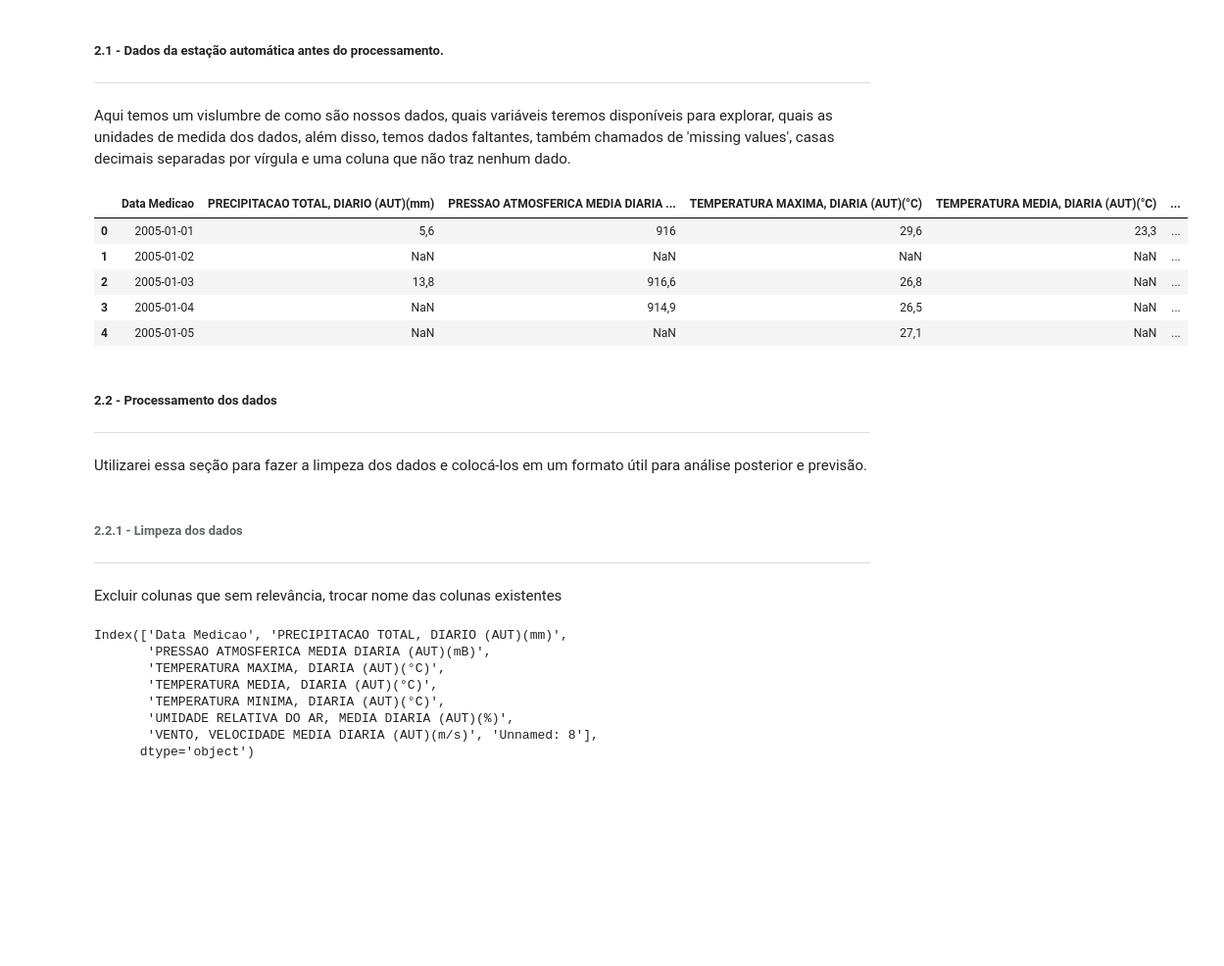
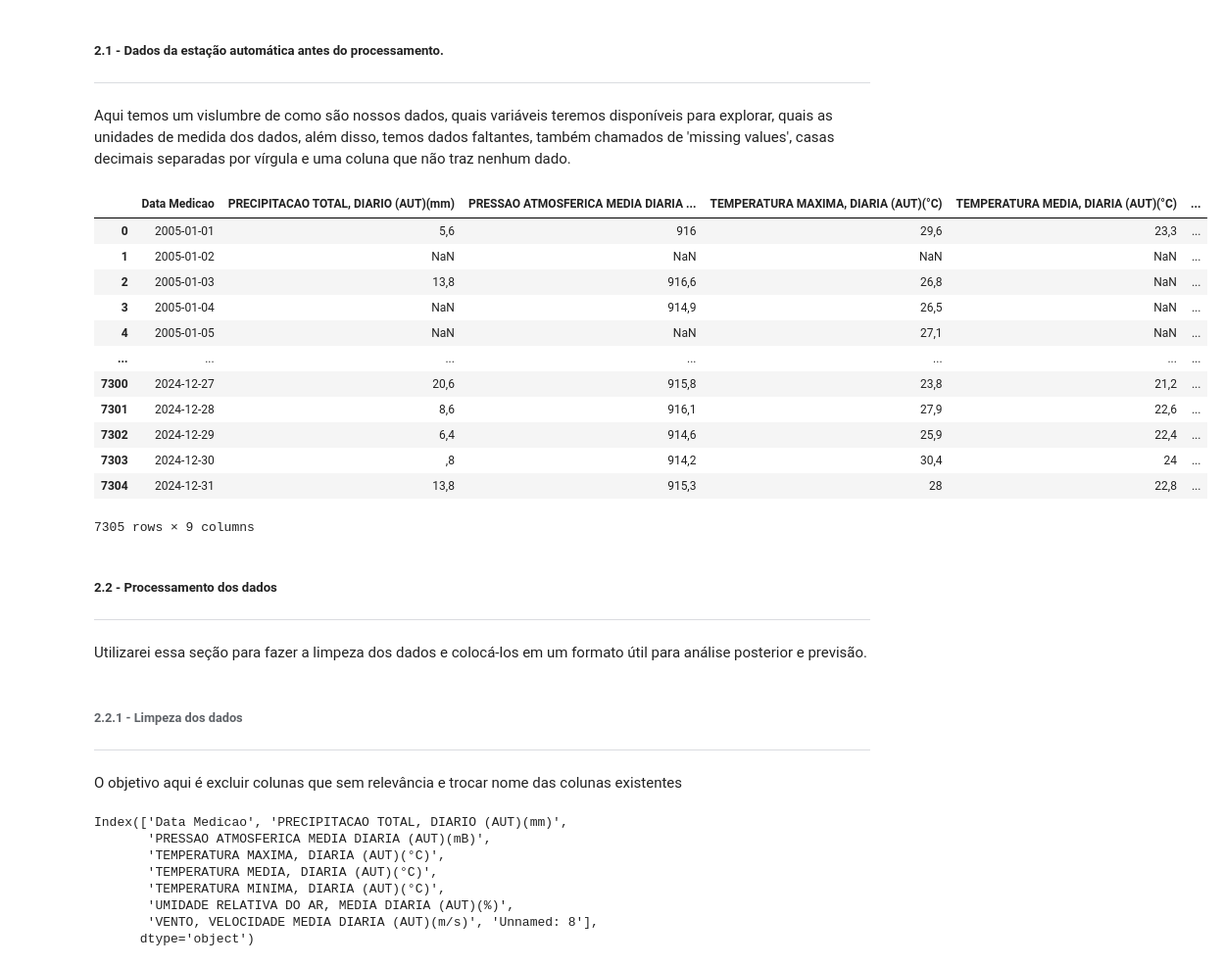
Before and after one commit to paula-belr/series-temporais-temperatura, a Jupyter notebook: atividade_extensionista_II.ipynb, the cells around one changed output. Shown at 98% size. Saved outputs shown, nothing was run; the diff lists cells and outputs as text; code cells hidden in the pictures; blank space fills up the shorter version.

```diff
--- a/atividade_extensionista_II.ipynb
+++ b/atividade_extensionista_II.ipynb
@@ -65,17 +68,25 @@ O intervalo dos dados para esta estação é:
 Aqui temos um vislumbre de como são nossos dados, quais variáveis teremos disponíveis para explorar, quais as unidades de medida dos dados, além disso, temos dados faltantes, também chamados de 'missing values', casas decimais separadas por vírgula e uma coluna que não traz nenhum dado.
 # %%
 # Carregamento dos dados
-df_auto = pd.read_csv('/content/drive/MyDrive/ColabNotebooks/dados-atividade-extensionista/estacoes-auto-uberlandia-a507-01-01-2005-31-12-2024/dados_A507_D_2005-01-01_2024-12-31.csv',
-                      sep = ';')
+df_auto = pd.read_csv('/content/drive/MyDrive/ColabNotebooks/dados-atividade-extensionista/estacoes-auto-uberlandia-a507-01-01-2005-31-12-2024/dados_A507_D_2005-01-01_2024-12-31 (1).csv',
+                      sep = ';',
+                      skiprows = 10)
 
-df_auto.head()
+df_auto
 # %% [output]
 |  | Data Medicao | PRECIPITACAO TOTAL, DIARIO (AUT)(mm) | PRESSAO ATMOSFERICA MEDIA DIARIA ... | TEMPERATURA MAXIMA, DIARIA (AUT)(°C) | TEMPERATURA MEDIA, DIARIA (AUT)(°C) | ... |
 | 0 | 2005-01-01 | 5,6 | 916 | 29,6 | 23,3 | ... |
 | 1 | 2005-01-02 | NaN | NaN | NaN | NaN | ... |
 | 2 | 2005-01-03 | 13,8 | 916,6 | 26,8 | NaN | ... |
 | 3 | 2005-01-04 | NaN | 914,9 | 26,5 | NaN | ... |
 | 4 | 2005-01-05 | NaN | NaN | 27,1 | NaN | ... |
+| ... | ... | ... | ... | ... | ... | ... |
+| 7300 | 2024-12-27 | 20,6 | 915,8 | 23,8 | 21,2 | ... |
+| 7301 | 2024-12-28 | 8,6 | 916,1 | 27,9 | 22,6 | ... |
+| 7302 | 2024-12-29 | 6,4 | 914,6 | 25,9 | 22,4 | ... |
+| 7303 | 2024-12-30 | ,8 | 914,2 | 30,4 | 24 | ... |
+| 7304 | 2024-12-31 | 13,8 | 915,3 | 28 | 22,8 | ... |
+7305 rows × 9 columns
 # %% [markdown]
 ##### 2.2 - Processamento dos dados
 
@@ -92,9 +103,7 @@ Utilizarei essa seção para fazer a limpeza dos dados e colocá-los em um forma
 
 ---
 
-
-
-Excluir colunas que sem relevância, trocar nome das colunas existentes
+O objetivo aqui é excluir colunas que sem relevância e trocar nome das colunas existentes
 # %%
 # Visualizando o nome de todas as colunas do Dataframe
 df_auto.columns
```
Also changed, not shown: parts of 28 cells of this notebook.
